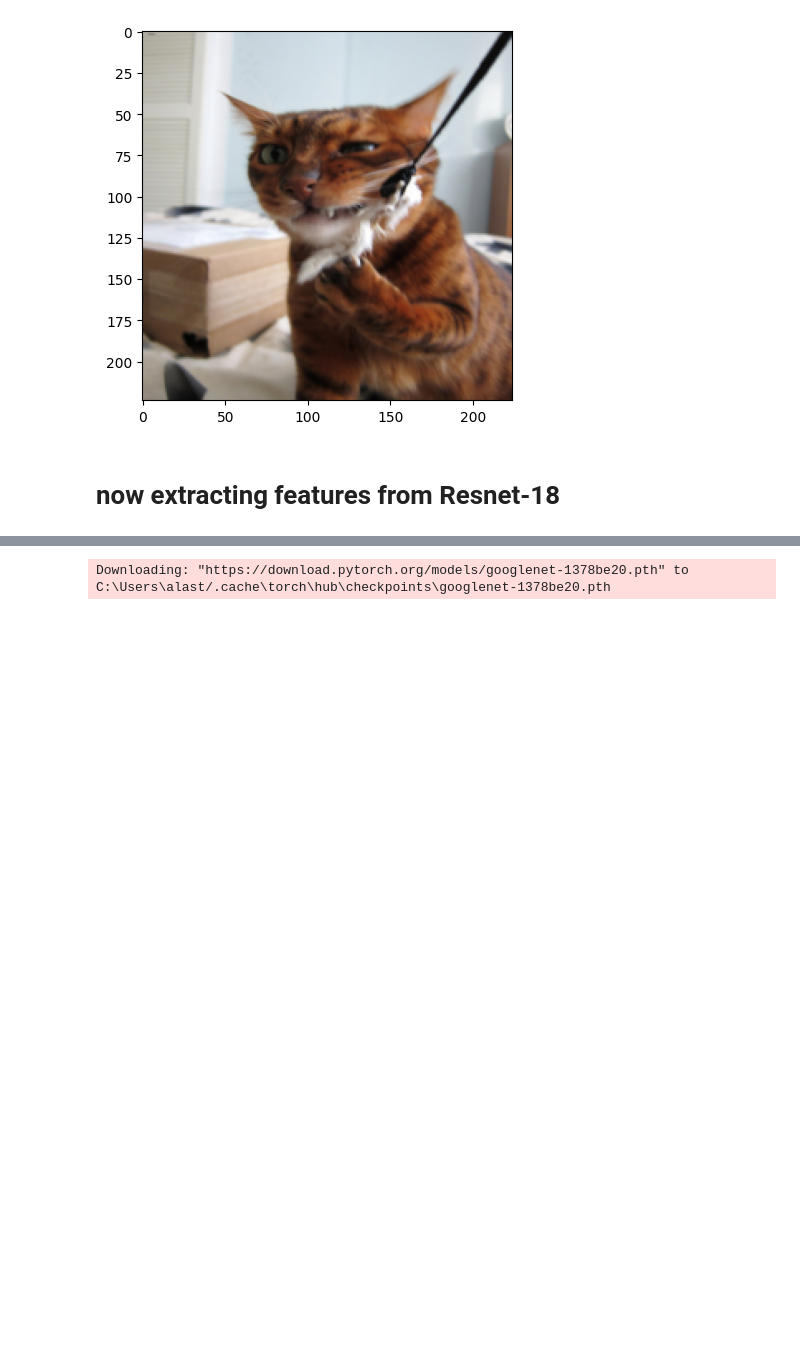
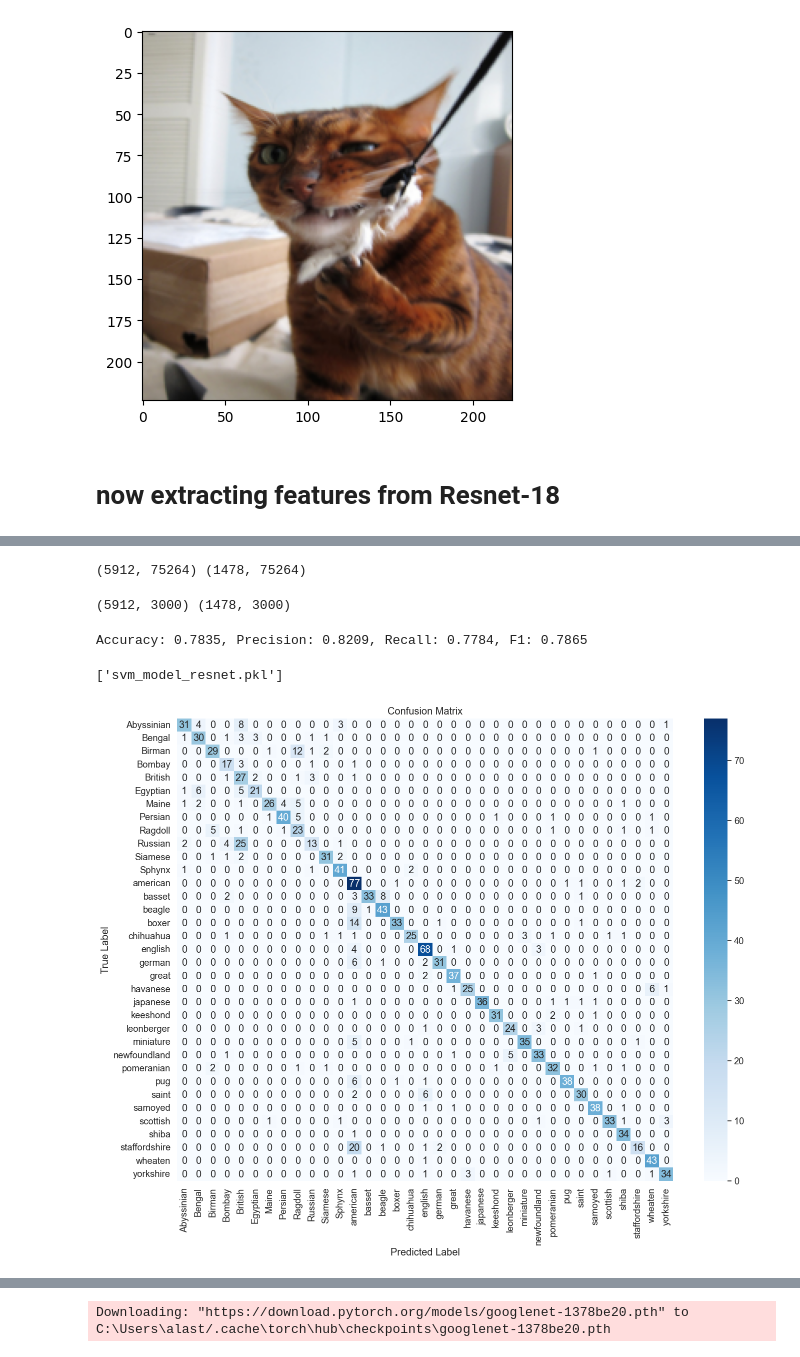
Before and after one commit to DevNerds2020/Deeplearning-image-classification, a Jupyter notebook: phase2.ipynb, the cells around one changed output, grey strips where cells are left out. Drawn from its saved outputs; the diff is of its cells as text; code cells hidden in the pictures; blank space fills up the shorter version.

Commit message:
completed resnet and inception models

```diff
--- a/phase2.ipynb
+++ b/phase2.ipynb
@@ -218,0 +207,56 @@ Validation Accuracy: 0.40121786197564274
+# %%
+print(train_features_flat.shape, val_features_flat.shape)
+# %% [output]
+(5912, 75264) (1478, 75264)
+# %%
+n_components = 3000  # You can adjust this value based on your requirements
+
+# Apply PCA to training features
+pca = PCA(n_components=n_components)
+train_features_pca = pca.fit_transform(train_features_flat)
+
+# Apply PCA to validation features
+val_features_pca = pca.transform(val_features_flat)
+# %%
+print(train_features_pca.shape, val_features_pca.shape)
+# %% [output]
+(5912, 3000) (1478, 3000)
+# %%
+# Train an SVM with RBF kernel
+svm_model = SVC(kernel='rbf', max_iter=2000)
+svm_model.fit(train_features_pca, avgpool_labels_train)
+
+# Evaluate the model on the validation set
+predictions = svm_model.predict(val_features_pca)
+accuracy = accuracy_score(avgpool_labels_val, predictions)
+precision = precision_score(avgpool_labels_val, predictions, average='macro')
+recall = recall_score(avgpool_labels_val, predictions, average='macro')
+f1 = f1_score(avgpool_labels_val, predictions, average='macro')
+print(f'Accuracy: {accuracy:.4f}, Precision: {precision:.4f}, Recall: {recall:.4f}, F1: {f1:.4f}')
+# %% [output]
+Accuracy: 0.7835, Precision: 0.8209, Recall: 0.7784, F1: 0.7865
+# %%
+# save the model
+joblib.dump(svm_model, 'svm_model_resnet.pkl')
+# %% [output]
+['svm_model_resnet.pkl']
+# %%
+# plot the confusion matrix
+true_labels = avgpool_labels_val
+pred_labels = predictions
+
+cm = confusion_matrix(avgpool_labels_val, predictions)
+
+classes = train_dataset.dataset.classes
+
+# Plot confusion matrix
+plt.figure(figsize=(16, 12))
+sns.set(font_scale=1.2)
+sns.heatmap(cm, annot=True, fmt='d', cmap='Blues', xticklabels=classes, yticklabels=classes)
+
+plt.title('Confusion Matrix')
+plt.xlabel('Predicted Label')
+plt.ylabel('True Label')
+plt.show()
+# %% [output]
+[figure, added]
```
Also changed, not shown: parts of 17 cells of this notebook, 1 other file.
